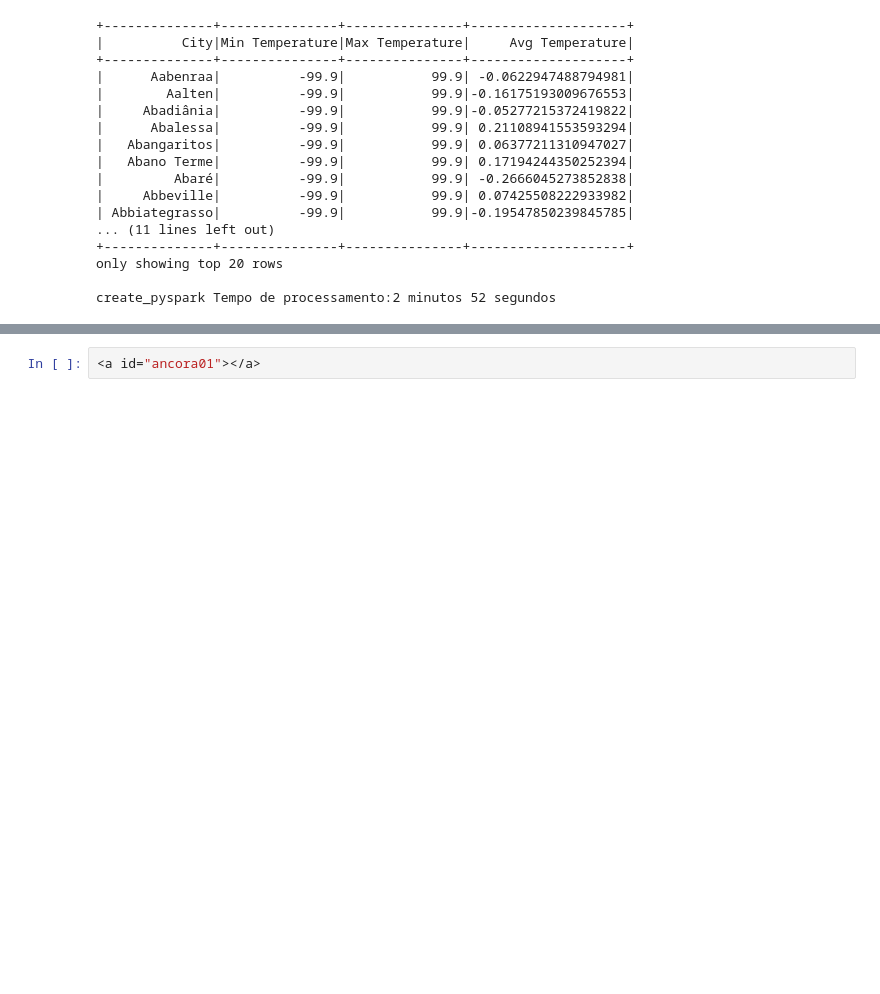
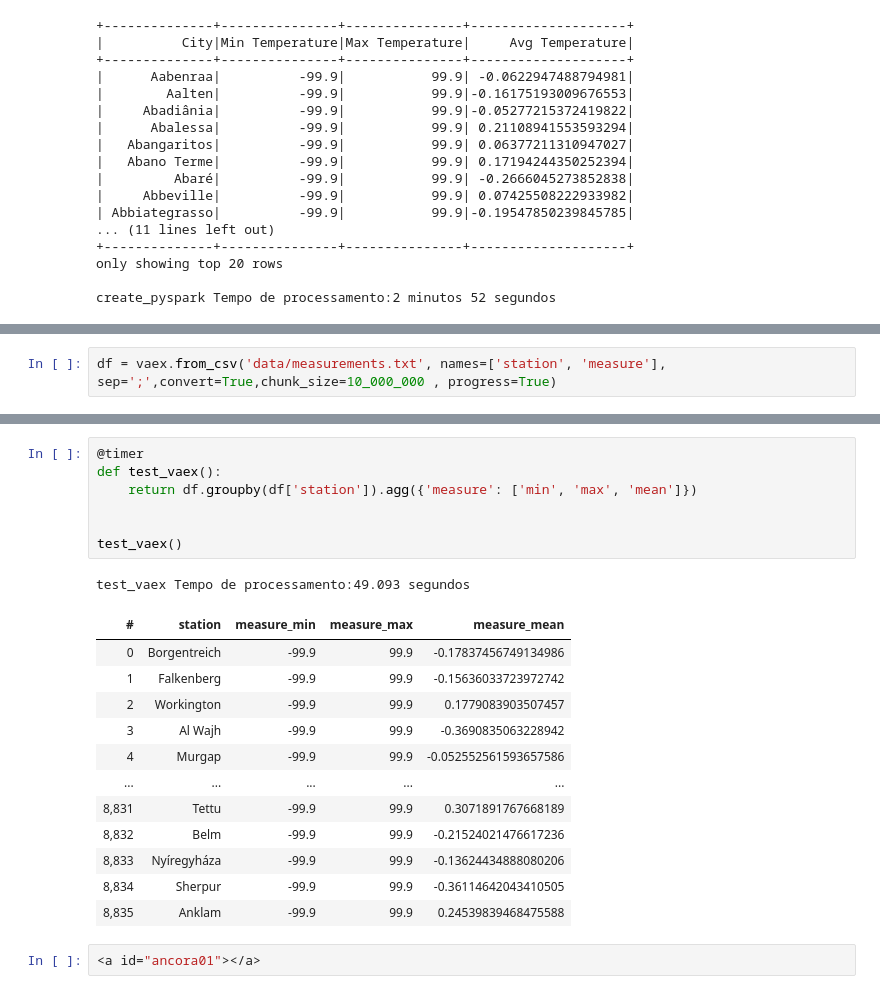
Before and after one commit to Jcnok/bootcamp-jornada-de-dados_2024, a Jupyter notebook: aula_05/aula_05.ipynb, the cells around one changed output, grey strips where cells are left out. Cells and saved outputs as stored; diff of their text form; blank space fills up the shorter version.

```diff
--- a/aula_05/aula_05.ipynb
+++ b/aula_05/aula_05.ipynb
@@ -765,0 +791,2 @@ Writing lock file
+# %%
+df = vaex.from_csv('data/measurements.txt', names=['station', 'measure'], sep=';',convert=True,chunk_size=10_000_000 , progress=True)
@@ -766,3 +811,24 @@ Writing lock file
+# %%
+@timer
+def test_vaex():
+    return df.groupby(df['station']).agg({'measure': ['min', 'max', 'mean']})
+
+
+test_vaex()
+# %% [output]
+test_vaex Tempo de processamento:49.093 segundos
+| # | station | measure_min | measure_max | measure_mean |
+| 0 | Borgentreich | -99.9 | 99.9 | -0.17837456749134986 |
+| 1 | Falkenberg | -99.9 | 99.9 | -0.15636033723972742 |
+| 2 | Workington | -99.9 | 99.9 | 0.1779083903507457 |
+| 3 | Al Wajh | -99.9 | 99.9 | -0.3690835063228942 |
+| 4 | Murgap | -99.9 | 99.9 | -0.052552561593657586 |
+| ... | ... | ... | ... | ... |
+| 8,831 | Tettu | -99.9 | 99.9 | 0.3071891767668189 |
+| 8,832 | Belm | -99.9 | 99.9 | -0.21524021476617236 |
+| 8,833 | Nyíregyháza | -99.9 | 99.9 | -0.13624434888080206 |
+| 8,834 | Sherpur | -99.9 | 99.9 | -0.36114642043410505 |
+| 8,835 | Anklam | -99.9 | 99.9 | 0.24539839468475588 |
 # %%
 <a id="ancora01"></a>
 # %%
```
Also changed, not shown: parts of 7 cells of this notebook, 1 other file.
